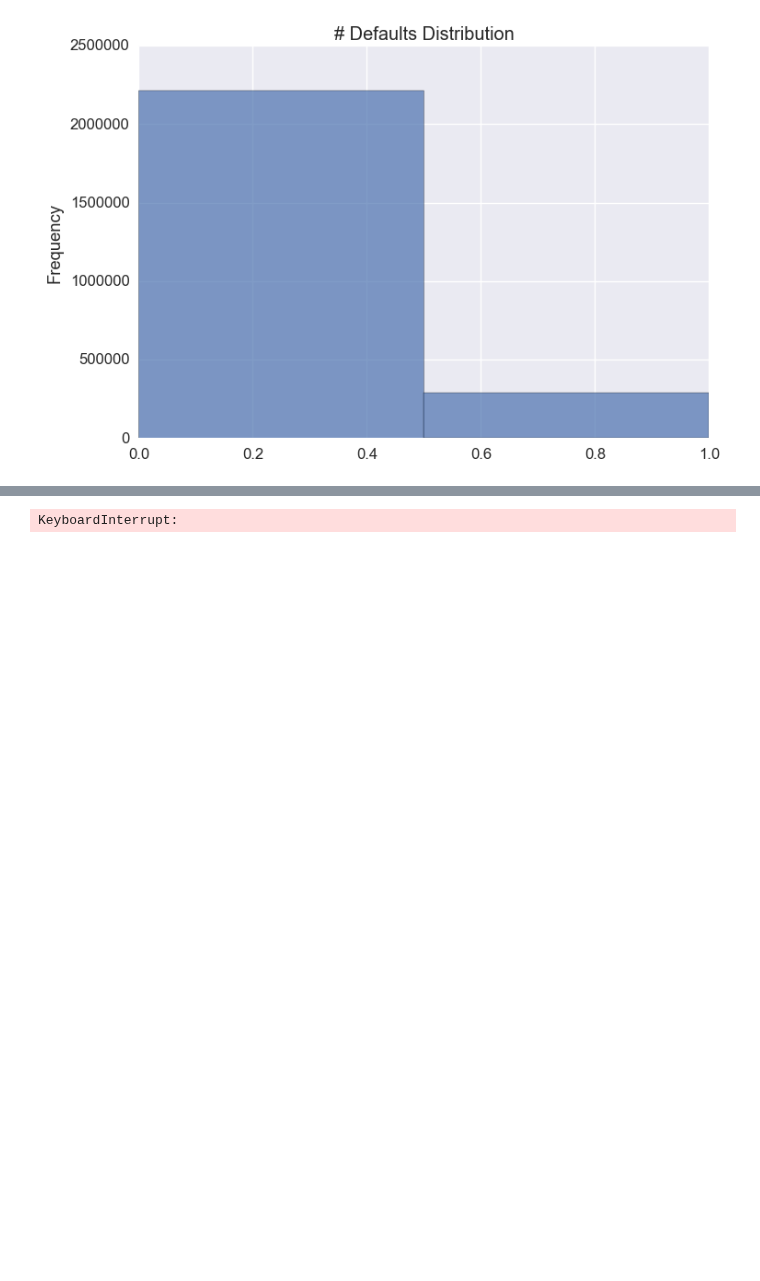
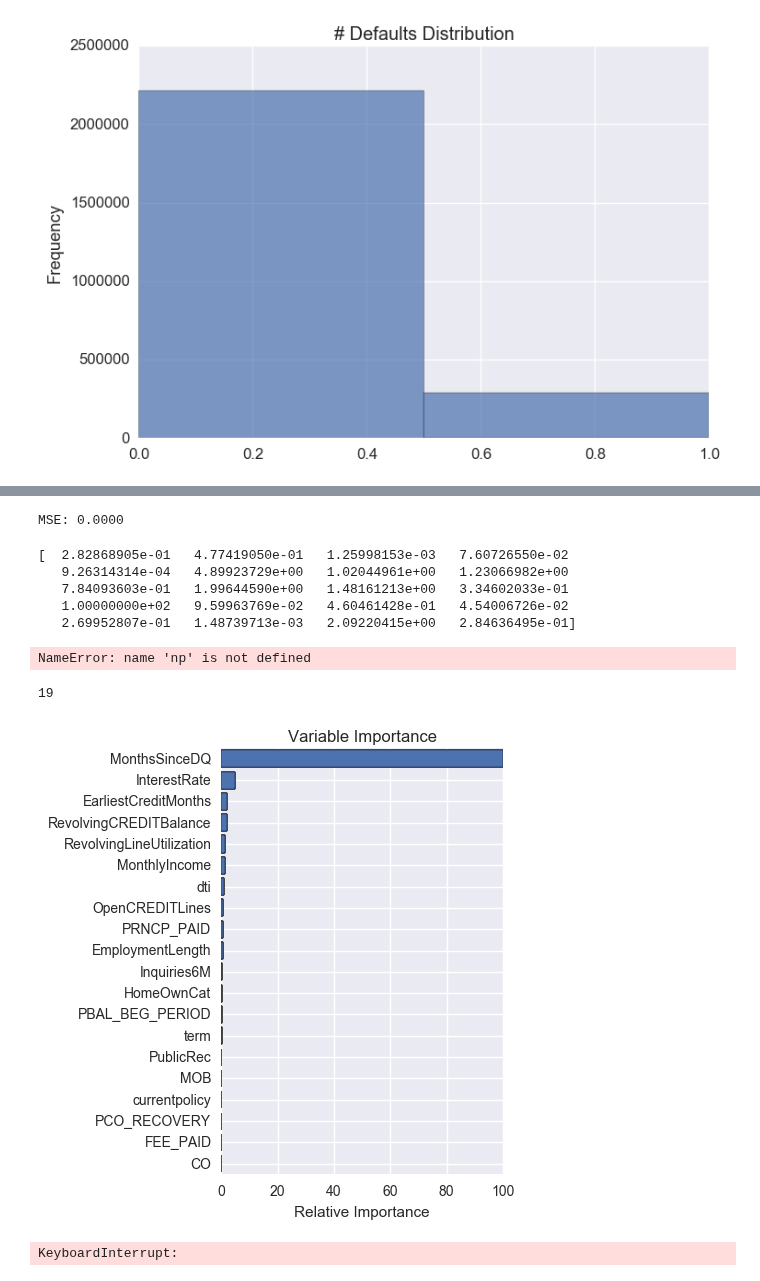
Before and after one commit to j-linx/Insight, a Jupyter notebook: LC_MishaUpload-DataSubset-BasicAnalysis.ipynb, the cells around one changed output, grey strips where cells are left out. Saved outputs shown, nothing was run; the diff lists cells and outputs as text; code cells hidden in the pictures; blank space fills up the shorter version.

```diff
--- a/LC_MishaUpload-DataSubset-BasicAnalysis.ipynb
+++ b/LC_MishaUpload-DataSubset-BasicAnalysis.ipynb
@@ -180,3 +180,6 @@ sns.plt.show()
 
 ###### DROP Last_FICO_BAND since we ultimately want to link that to default prediction ######
 df.drop('Last_FICO_BAND', axis=1, inplace=True)
+
+###### DROP Months_Since_DQ since it's perfectly correlated to default prediction ######
+df.drop('MonthsSinceDQ', axis=1, inplace=True)
@@ -391,0 +409,57 @@ results = rfc.predict(X_test)
+# %%
+##### Mean Squared Error
+from sklearn.metrics import mean_squared_error
+mse = mean_squared_error(y_test, results)
+print("MSE: %.4f" % mse)
+# %% [output]
+MSE: 0.0000
+# %%
+print(feature_importance)
+# %% [output]
+[  2.82868905e-01   4.77419050e-01   1.25998153e-03   7.60726550e-02
+   9.26314314e-04   4.89923729e+00   1.02044961e+00   1.23066982e+00
+   7.84093603e-01   1.99644590e+00   1.48161213e+00   3.34602033e-01
+   1.00000000e+02   9.59963769e-02   4.60461428e-01   4.54006726e-02
+   2.69952807e-01   1.48739713e-03   2.09220415e+00   2.84636495e-01]
+# %%
+###### Important Features Ranking ######
+
+X_titles = ['PBAL_BEG_PERIOD','PRNCP_PAID','FEE_PAID','MOB','CO','InterestRate','dti','MonthlyIncome','OpenCREDITLines',
+            'RevolvingCREDITBalance','RevolvingLineUtilization','Inquiries6M','PublicRec',
+            'EmploymentLength','currentpolicy','term','PCO_RECOVERY','EarliestCreditMonths','HomeOwnCat']
+
+feature_names = np.array(X_titles)
+importances = rfc.feature_importances_
+std = np.std([tree.feature_importances_
+                            for tree in rfc.estimators_], axis=0)
+#indices = np.argsort(X_titles)[::-1]
+indices = np.argsort(feature_importance)
+
+# Print the feature ranking
+print("Feature ranking:")
+for f in range(X.shape[1]):
+    print("%d. %s (%f)" % (f + 1, feature_names[indices[f]], importances[indices[f]]))
+# %% [output]
+NameError: name 'np' is not defined
+# %%
+len(importances)
+# %% [output]
+19
+# %%
+###### Plot the feature importances of the forest ######
+from matplotlib import pyplot as plt
+
+feature_importance = rfc.feature_importances_
+# make importances relative to max importance
+feature_importance = 100.0 * (feature_importance / feature_importance.max())
+
+sorted_idx = np.argsort(feature_importance)
+pos = np.arange(sorted_idx.shape[0]) + .5
+plt.subplot(1, 2, 2)
+plt.barh(pos, feature_importance[sorted_idx], align='center')
+plt.yticks(pos, feature_names[sorted_idx])
+plt.xlabel('Relative Importance')
+plt.title('Variable Importance')
+plt.show()
+# %% [output]
+[figure, added]
```
Also changed, not shown: parts of 17 cells of this notebook, 2 other files.
